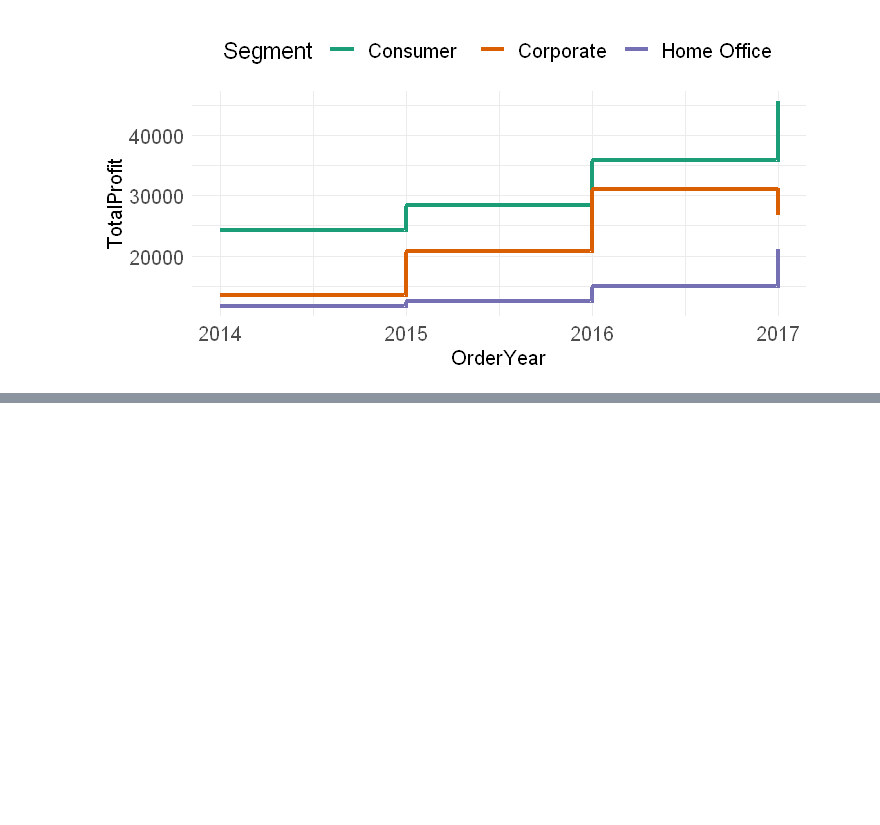
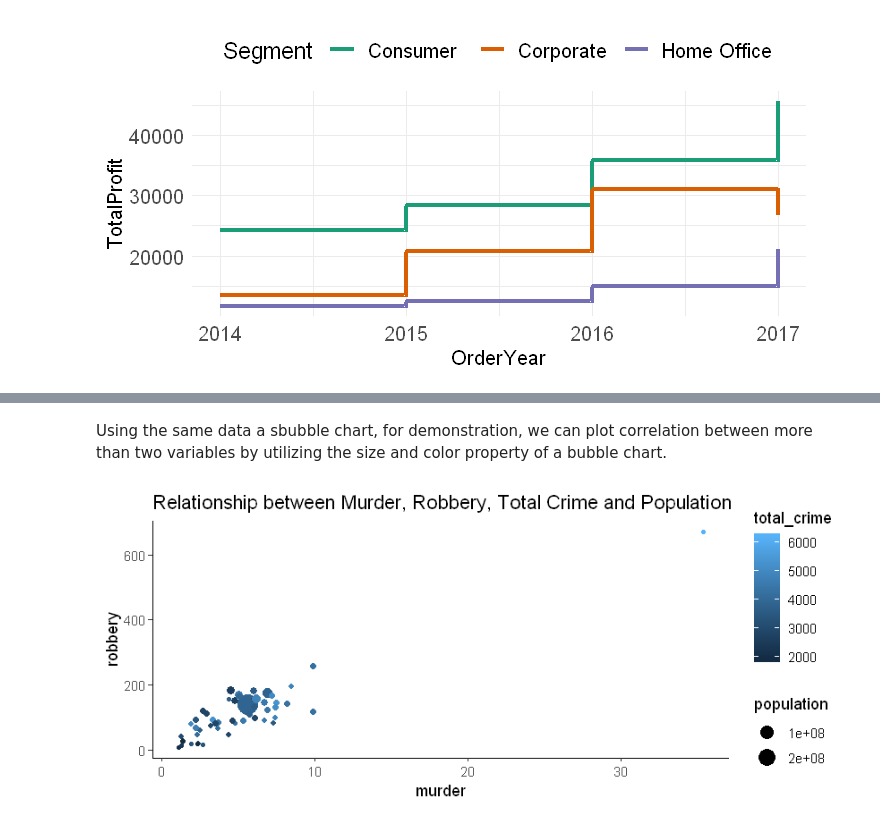
Before and after one commit to anirbanpalDSC/Data-Visualizations, a Jupyter notebook: Data Visualization - R.ipynb, the cells around one changed output, grey strips where cells are left out. Saved outputs shown, nothing was run; the diff lists cells and outputs as text; code cells hidden in the pictures; blank space fills up the shorter version.

```diff
--- a/Data Visualization - R.ipynb
+++ b/Data Visualization - R.ipynb
@@ -240,0 +363,14 @@ treemap::treemap(superstore_tree,index = 'Sub.Category',
+# %% [markdown]
+Using the same data a sbubble chart, for demonstration, we can plot correlation between more than two variables by utilizing the size and color property of a bubble chart.
+# %%
+# Format graph size
+options(repr.plot.width = 7, repr.plot.height = 3)
+
+# Plot
+ggplot2::ggplot(data = crimerate) +
+  ggplot2::aes(x = murder, y = robbery, color = total_crime, size = population) +
+  ggplot2::geom_point() +
+  ggplot2::labs(title = "Relationship between Murder, Robbery, Total Crime and Population") +
+  ggplot2::theme_classic()
+# %% [output]
+[figure, added]
```
Also changed, not shown: parts of 34 cells of this notebook.
